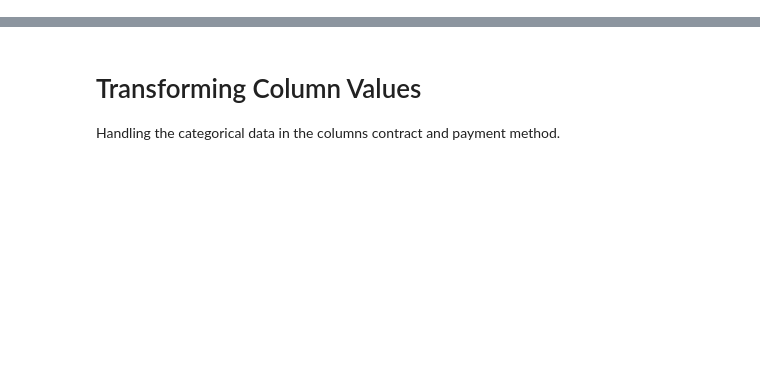
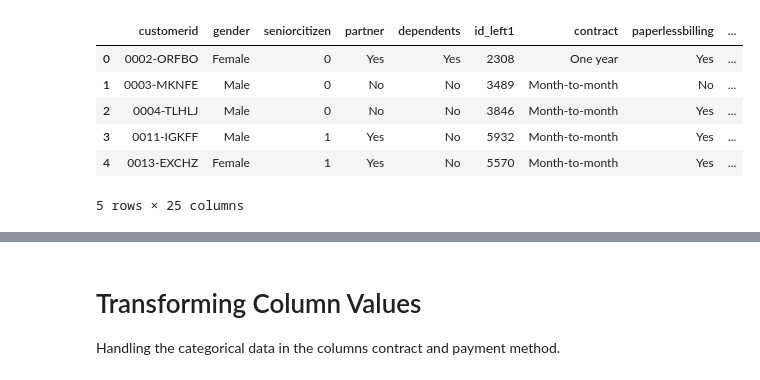
Before and after one commit to djshampz904/DATA-ENGINEERING, a Jupyter notebook: machine learning spark/telco_churn.ipynb, the cells around one changed output, grey strips where cells are left out. Cells and saved outputs as stored; diff of their text form; code cells hidden in the pictures; blank space fills up the shorter version.

Commit message:
telco churn adjustments

```diff
--- a/machine learning spark/telco_churn.ipynb
+++ b/machine learning spark/telco_churn.ipynb
@@ -39,6 +48,14 @@ customer_billing_service_streaming = pd.merge(customer_billing_service, streamin
 # Finally, merge the result with security_data
 customer_churn_data_combined = pd.merge(customer_billing_service_streaming, security_data, on='customerid', suffixes=('_left2', '_right2'))
 # %%
-customer_churn_data_combined.head
+customer_churn_data_combined.head()
+# %% [output]
+|  | customerid | gender | seniorcitizen | partner | dependents | id_left1 | contract | paperlessbilling | ... |
+| 0 | 0002-ORFBO | Female | 0 | Yes | Yes | 2308 | One year | Yes | ... |
+| 1 | 0003-MKNFE | Male | 0 | No | No | 3489 | Month-to-month | No | ... |
+| 2 | 0004-TLHLJ | Male | 0 | No | No | 3846 | Month-to-month | Yes | ... |
+| 3 | 0011-IGKFF | Male | 1 | Yes | No | 5932 | Month-to-month | Yes | ... |
+| 4 | 0013-EXCHZ | Female | 1 | Yes | No | 5570 | Month-to-month | Yes | ... |
+5 rows × 25 columns
 # %%
 customer_churn_data_combined.head()
```
Also changed, not shown: parts of 49 cells of this notebook.
